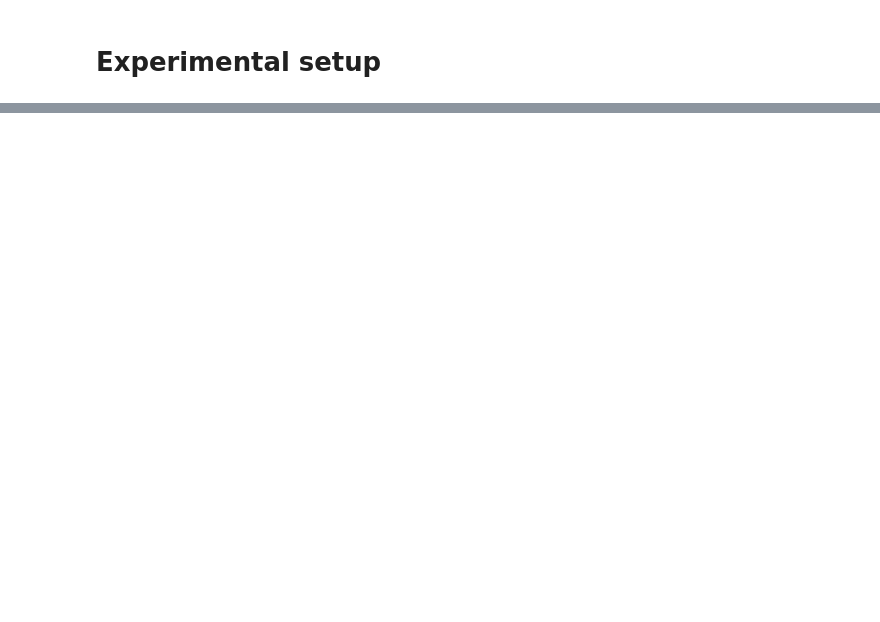
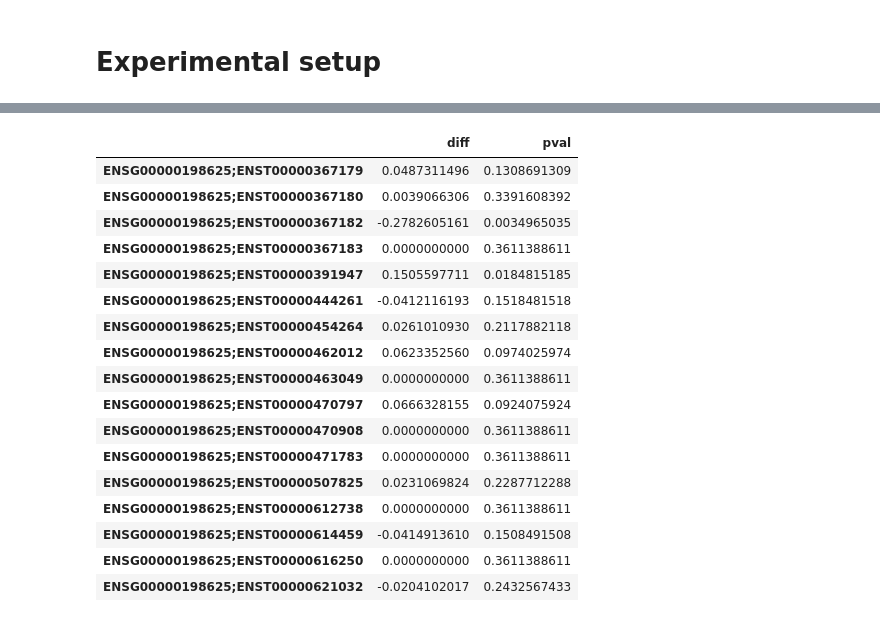
Before and after one commit to kevinhu/mdm4-splicing, a Jupyter notebook: notebooks/a2_suppa2.ipynb, the cells around one changed output, grey strips where cells are left out. Cells and saved outputs as stored; diff of their text form; code cells hidden in the pictures; blank space fills up the shorter version.

```diff
--- a/notebooks/a2_suppa2.ipynb
+++ b/notebooks/a2_suppa2.ipynb
@@ -45,2 +74,4 @@ for splice_type, splice_psis in zip(splice_types, psis):
 # %%
-transcript_psis = pd.read_csv("../data/intermediate/suppa_isoforms_isoform.psi",sep="\t")
+rpl22_oe = pd.read_csv("../data/intermediate/suppa_diff_psis/RPL22_oe.dpsi.temp.0",
+                       sep="\t",
+                       names=["diff","pval"])
@@ -66,0 +122,21 @@ for sample_name, sample_group in zip(sample_names, sample_groups):
+# %%
+rpl22_oe[rpl22_oe.index.map(lambda x: "ENSG00000198625" in x)]
+# %% [output]
+|  | diff | pval |
+| ENSG00000198625;ENST00000367179 | 0.0487311496 | 0.1308691309 |
+| ENSG00000198625;ENST00000367180 | 0.0039066306 | 0.3391608392 |
+| ENSG00000198625;ENST00000367182 | -0.2782605161 | 0.0034965035 |
+| ENSG00000198625;ENST00000367183 | 0.0000000000 | 0.3611388611 |
+| ENSG00000198625;ENST00000391947 | 0.1505597711 | 0.0184815185 |
+| ENSG00000198625;ENST00000444261 | -0.0412116193 | 0.1518481518 |
+| ENSG00000198625;ENST00000454264 | 0.0261010930 | 0.2117882118 |
+| ENSG00000198625;ENST00000462012 | 0.0623352560 | 0.0974025974 |
+| ENSG00000198625;ENST00000463049 | 0.0000000000 | 0.3611388611 |
+| ENSG00000198625;ENST00000470797 | 0.0666328155 | 0.0924075924 |
+| ENSG00000198625;ENST00000470908 | 0.0000000000 | 0.3611388611 |
+| ENSG00000198625;ENST00000471783 | 0.0000000000 | 0.3611388611 |
+| ENSG00000198625;ENST00000507825 | 0.0231069824 | 0.2287712288 |
+| ENSG00000198625;ENST00000612738 | 0.0000000000 | 0.3611388611 |
+| ENSG00000198625;ENST00000614459 | -0.0414913610 | 0.1508491508 |
+| ENSG00000198625;ENST00000616250 | 0.0000000000 | 0.3611388611 |
+| ENSG00000198625;ENST00000621032 | -0.0204102017 | 0.2432567433 |
```
Also changed, not shown: parts of 18 cells of this notebook, 2 other files.
